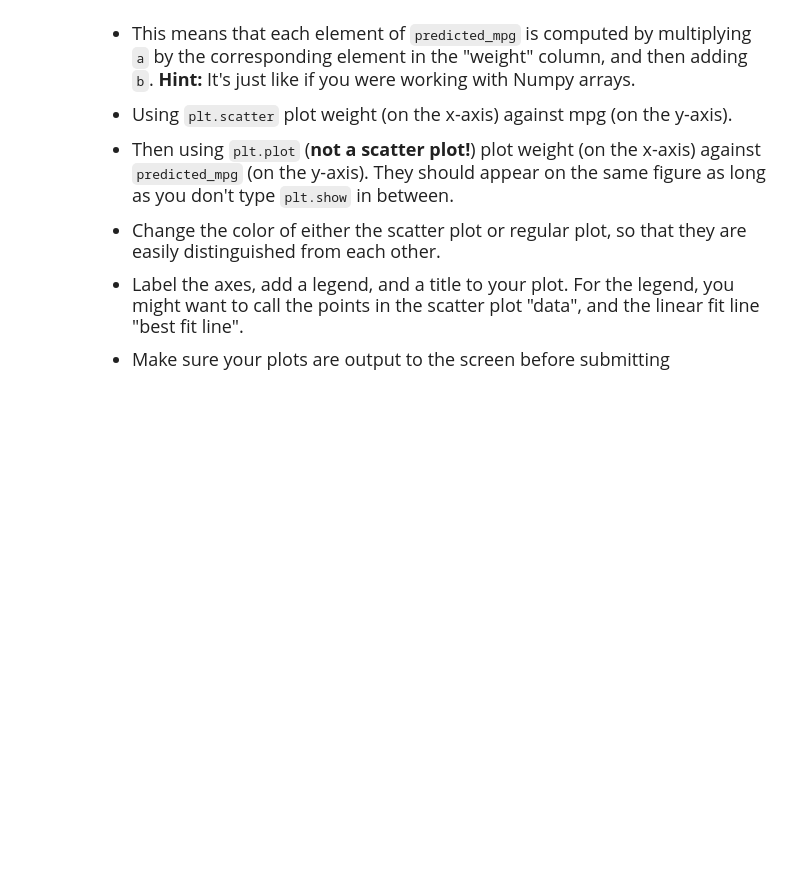
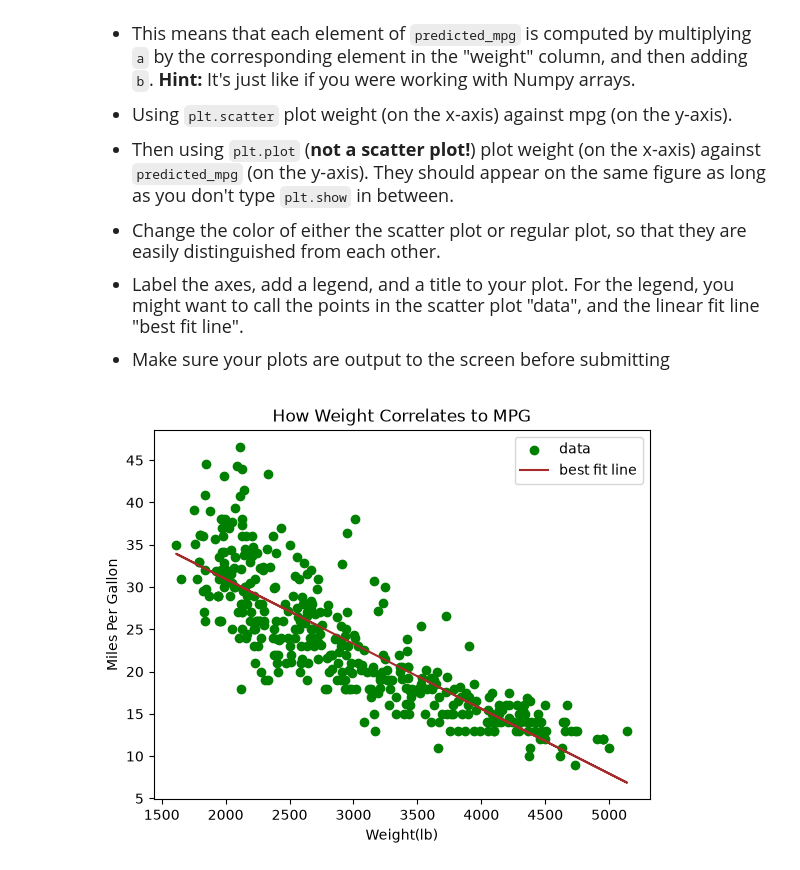
Before and after one commit to taddcavanaugh-arch/datasci151fall2026, a Jupyter notebook: _assignments/assignment_8/Assignment8.ipynb, the cells around one changed output. Cells and saved outputs as stored; diff of their text form; code cells hidden in the pictures; blank space fills up the shorter version.

```diff
--- a/_assignments/assignment_8/Assignment8.ipynb
+++ b/_assignments/assignment_8/Assignment8.ipynb
@@ -184,3 +253,9 @@ This problem is continued in Question (5)
+# %%
+# your answer here
+carfeatures = pd.read_csv("data/features.csv")
+
+model = smf.ols(formula = "mpg ~ weight" , data = carfeatures)
+coeffs = model.fit().params
 # %% [markdown]
 <font size = "5">
 
@@ -212,0 +286,17 @@ $$\hat{m}_i = a\cdot w_i + b$$
+# %%
+# your answer here
+a = coeffs["weight"]
+b = coeffs["Intercept"]
+
+
+predicted_mpg = a * carfeatures["weight"] + b
+
+plt.scatter(x = carfeatures['weight'], y = carfeatures['mpg'],c="green")
+plt.plot(carfeatures["weight"],predicted_mpg,color="brown")
+plt.legend(labels = ["data","best fit line"])
+plt.xlabel("Weight(lb)")
+plt.ylabel("Miles Per Gallon")
+plt.title("How Weight Correlates to MPG")
+plt.show()
+# %% [output]
+[figure, added]
```
Also changed, not shown: parts of 8 cells of this notebook, 2 other files.
